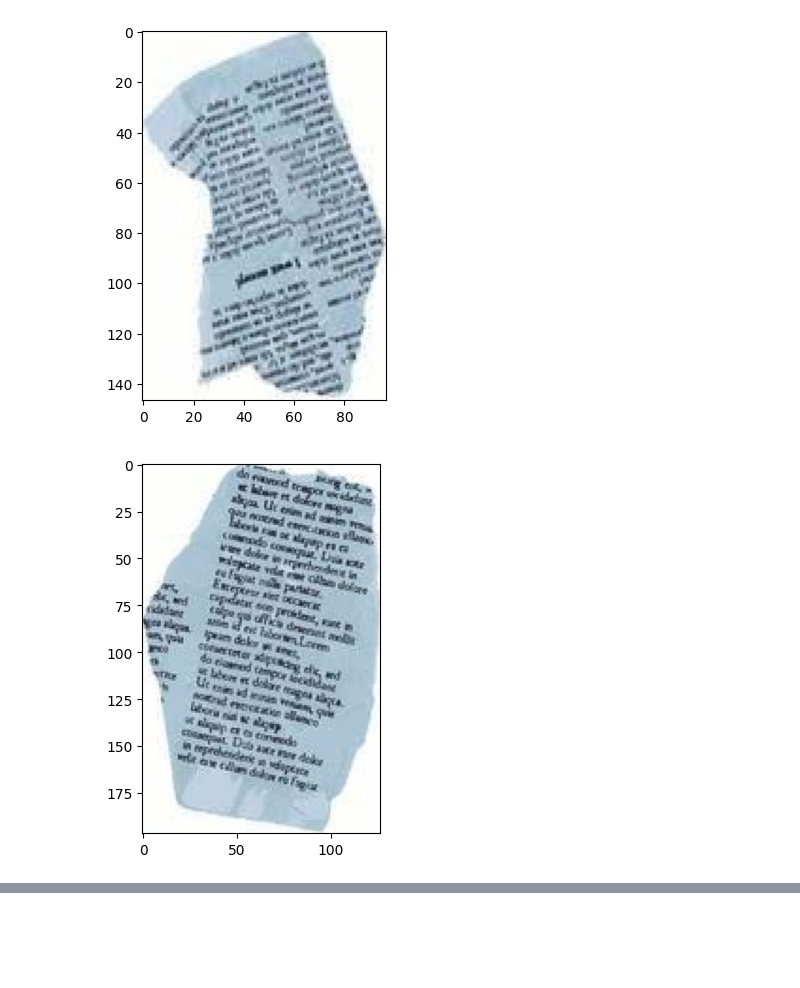
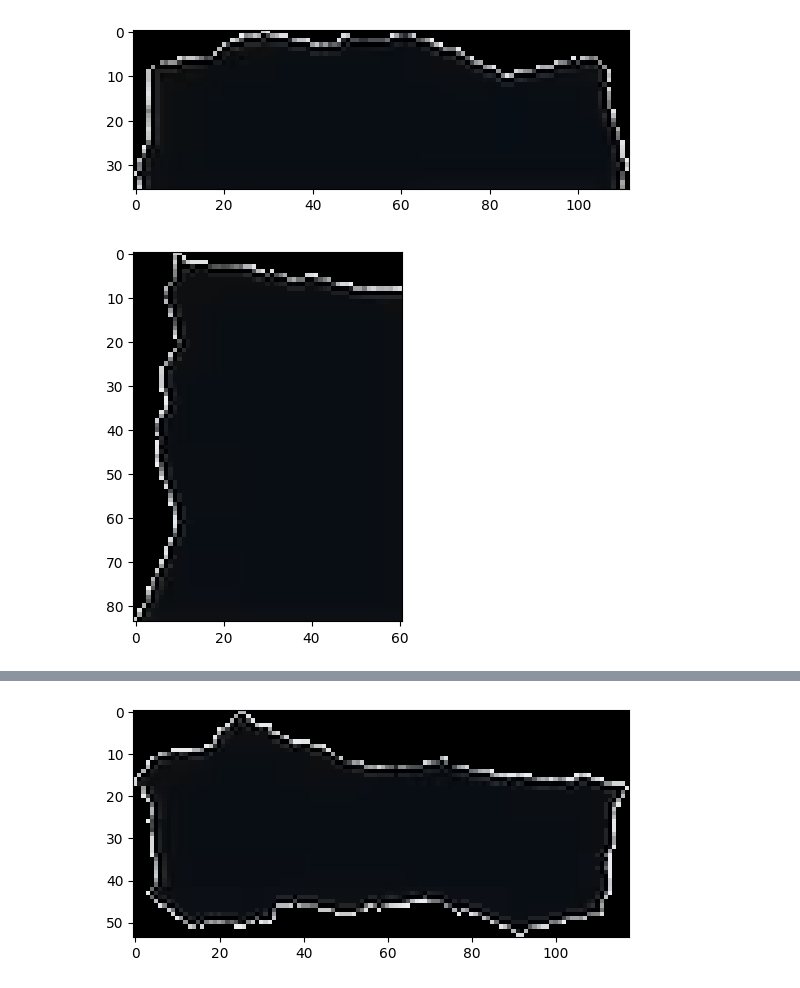
Before and after one commit to faizan09711-bit/Computer-Vision, a Jupyter notebook: Finding Contours.ipynb, the cells around one changed output, grey strips where cells are left out. Drawn from its saved outputs; the diff is of its cells as text; code cells hidden in the pictures; blank space fills up the shorter version.

```diff
--- a/Finding Contours.ipynb
+++ b/Finding Contours.ipynb
@@ -3,7 +3,7 @@ import cv2
 import numpy as np
 import matplotlib.pyplot as plt
 # %%
-img = cv2.imread(r"Z:\Internship\Tasks\Edge Detection\image\img4.jpeg")
+img = cv2.imread(r"Z:\Internship\Tasks\Edge Detection\image\image1.png")
 gray = cv2.cvtColor(img, cv2.COLOR_BGR2GRAY)
 
 plt.imshow(img)
@@ -33,19 +33,20 @@ plt.show()
 # %%
-count=0
-for i in contours:
+con=[]
+contours, _ = cv2.findContours(thresh, cv2.RETR_EXTERNAL, cv2.CHAIN_APPROX_NONE)
+for i, cnt in enumerate(contours):
+    if cv2.contourArea(cnt)<100:
+        continue
+    mask=np.zeros_like(thresh)
+    cv2.drawContours(mask, [cnt],-1,255,thickness=cv2.FILLED)
 
+    isolated_piece=cv2.bitwise_and(img,img,mask=mask)
+    x,y,w,h = cv2.boundingRect(cnt)
+    cropped_piece=isolated_piece[y:y+h, x:x+w]
 
-    x, y, w, h = cv2.boundingRect(i)
-
-    if w < 10 or h < 10:
-        continue
-
-    cropped_piece = img1[y:y+h, x:x+w]
-    count=count+1
-
+    con.append(cropped_piece)
 
     plt.imshow(cropped_piece)
     plt.show()
 # %% [output]
-[figure, old version]
+[figure, new version]
-[figure, old version]
+[figure, new version]
@@ -53,0 +55 @@ for i in contours:
+[figure, added]
```
Also changed, not shown: parts of 9 cells of this notebook.
